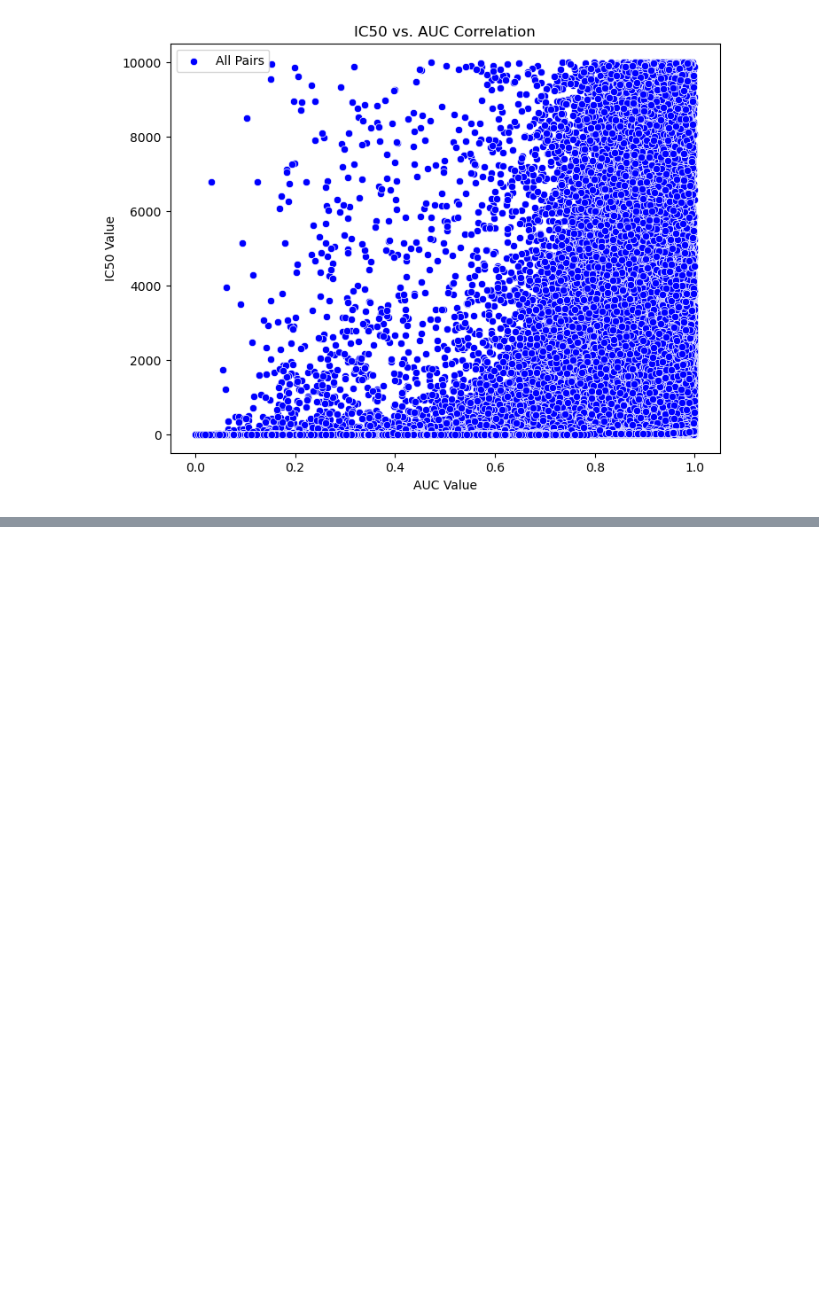
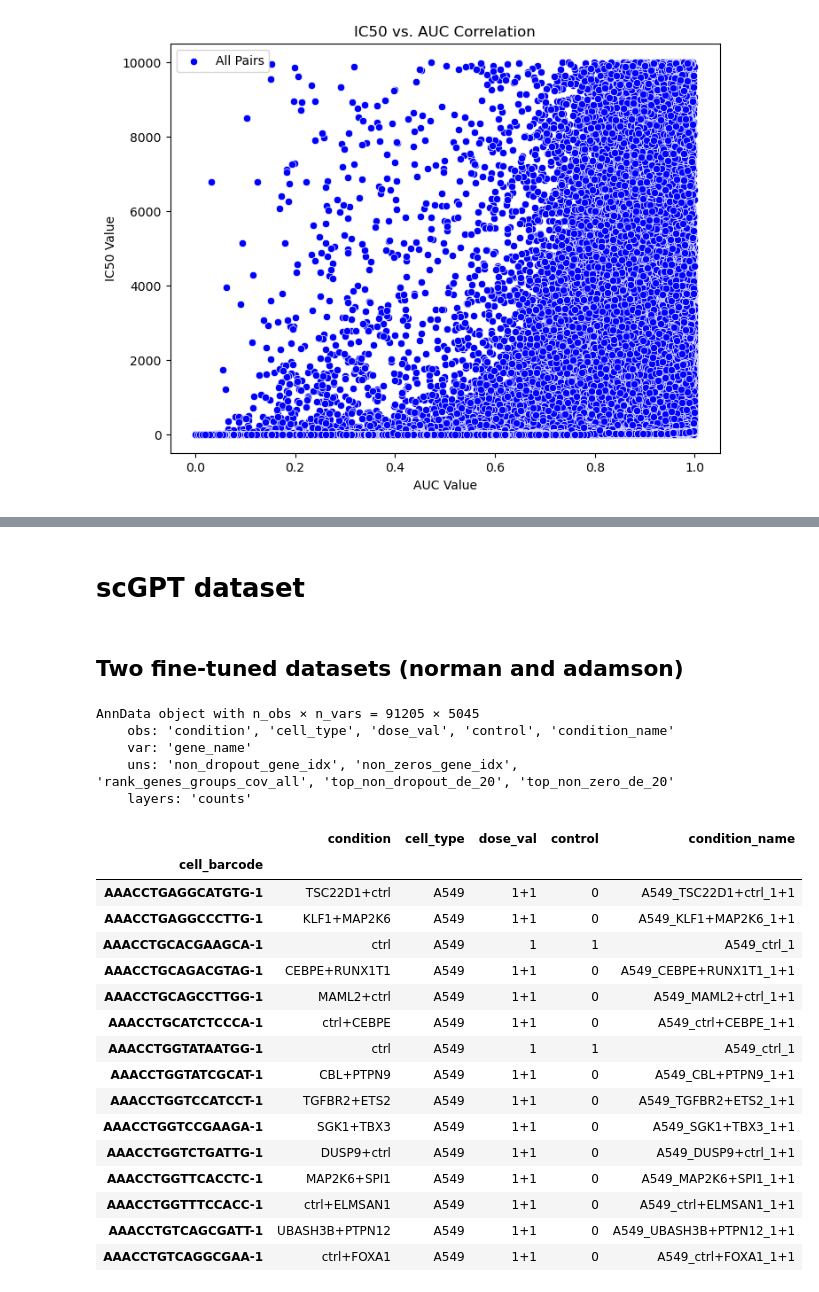
Before and after one commit to mmottaqii/KG-DrugDiscovery, a Jupyter notebook: scripts/kg_preprocessing.ipynb, the cells around one changed output, grey strips where cells are left out. Saved outputs shown, nothing was run; the diff lists cells and outputs as text; code cells hidden in the pictures; blank space fills up the shorter version.

```diff
--- a/scripts/kg_preprocessing.ipynb
+++ b/scripts/kg_preprocessing.ipynb
@@ -1633,0 +1712,34 @@ plt.show()
+# %% [markdown]
+# scGPT dataset
+# %% [markdown]
+## Two fine-tuned datasets (norman and adamson)
+# %%
+import scanpy as sc
+adata1 = sc.read_h5ad('/home/vmottaqi/kg/unrelated_scGPT/norman/perturb_processed.h5ad')
+adata1
+# %% [output]
+AnnData object with n_obs × n_vars = 91205 × 5045
+    obs: 'condition', 'cell_type', 'dose_val', 'control', 'condition_name'
+    var: 'gene_name'
+    uns: 'non_dropout_gene_idx', 'non_zeros_gene_idx', 'rank_genes_groups_cov_all', 'top_non_dropout_de_20', 'top_non_zero_de_20'
+    layers: 'counts'
+# %%
+adata1.obs.head(15)
+# %% [output]
+|  | condition | cell_type | dose_val | control | condition_name |
+| cell_barcode |  |  |  |  |  |
+| AAACCTGAGGCATGTG-1 | TSC22D1+ctrl | A549 | 1+1 | 0 | A549_TSC22D1+ctrl_1+1 |
+| AAACCTGAGGCCCTTG-1 | KLF1+MAP2K6 | A549 | 1+1 | 0 | A549_KLF1+MAP2K6_1+1 |
+| AAACCTGCACGAAGCA-1 | ctrl | A549 | 1 | 1 | A549_ctrl_1 |
+| AAACCTGCAGACGTAG-1 | CEBPE+RUNX1T1 | A549 | 1+1 | 0 | A549_CEBPE+RUNX1T1_1+1 |
+| AAACCTGCAGCCTTGG-1 | MAML2+ctrl | A549 | 1+1 | 0 | A549_MAML2+ctrl_1+1 |
+| AAACCTGCATCTCCCA-1 | ctrl+CEBPE | A549 | 1+1 | 0 | A549_ctrl+CEBPE_1+1 |
+| AAACCTGGTATAATGG-1 | ctrl | A549 | 1 | 1 | A549_ctrl_1 |
+| AAACCTGGTATCGCAT-1 | CBL+PTPN9 | A549 | 1+1 | 0 | A549_CBL+PTPN9_1+1 |
+| AAACCTGGTCCATCCT-1 | TGFBR2+ETS2 | A549 | 1+1 | 0 | A549_TGFBR2+ETS2_1+1 |
+| AAACCTGGTCCGAAGA-1 | SGK1+TBX3 | A549 | 1+1 | 0 | A549_SGK1+TBX3_1+1 |
+| AAACCTGGTCTGATTG-1 | DUSP9+ctrl | A549 | 1+1 | 0 | A549_DUSP9+ctrl_1+1 |
+| AAACCTGGTTCACCTC-1 | MAP2K6+SPI1 | A549 | 1+1 | 0 | A549_MAP2K6+SPI1_1+1 |
+| AAACCTGGTTTCCACC-1 | ctrl+ELMSAN1 | A549 | 1+1 | 0 | A549_ctrl+ELMSAN1_1+1 |
+| AAACCTGTCAGCGATT-1 | UBASH3B+PTPN12 | A549 | 1+1 | 0 | A549_UBASH3B+PTPN12_1+1 |
+| AAACCTGTCAGGCGAA-1 | ctrl+FOXA1 | A549 | 1+1 | 0 | A549_ctrl+FOXA1_1+1 |
```
Also changed, not shown: parts of 59 cells of this notebook.
